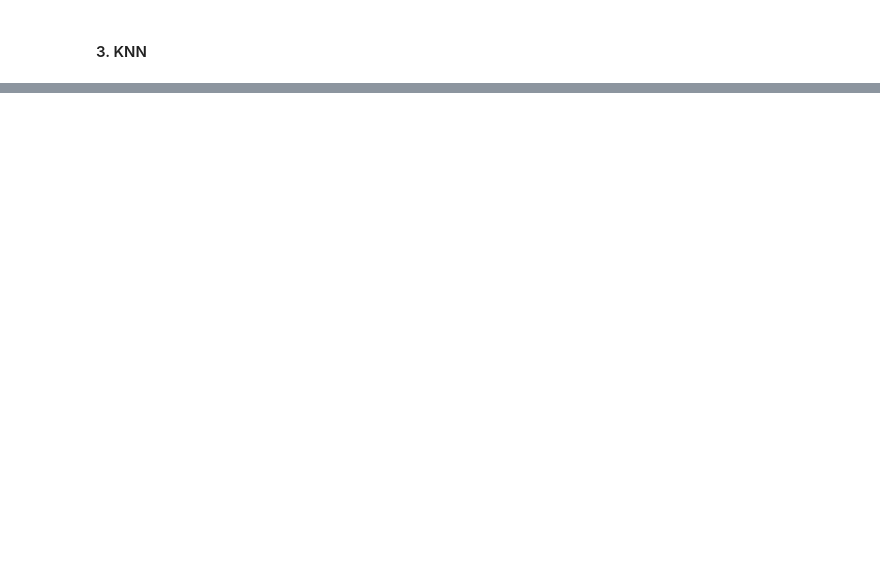
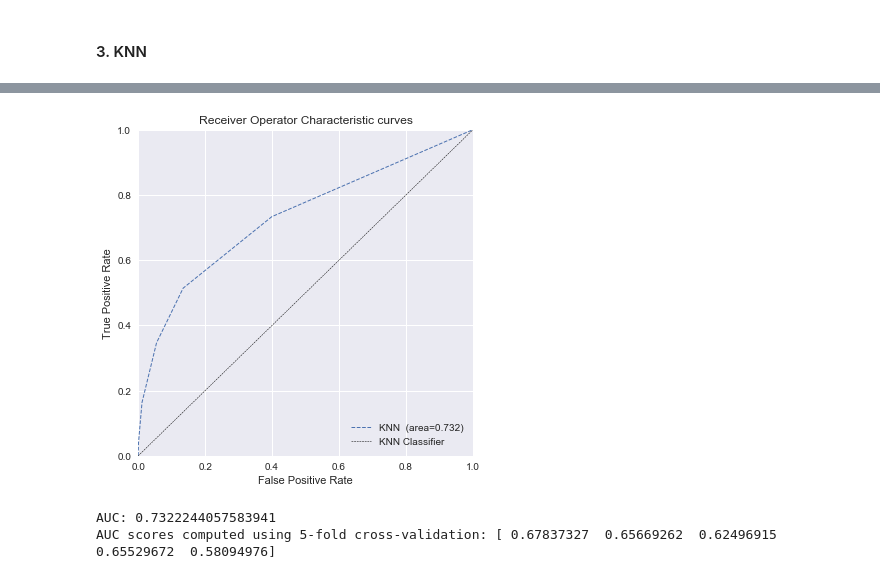
Before and after one commit to hedib/DataScienceProjects, a Jupyter notebook: Takehome_challenges/ultimate_solution.ipynb, the cells around one changed output, grey strips where cells are left out. Saved outputs shown, nothing was run; the diff lists cells and outputs as text; code cells hidden in the pictures; blank space fills up the shorter version.

Commit message:
Added KNN model

```diff
--- a/Takehome_challenges/ultimate_solution.ipynb
+++ b/Takehome_challenges/ultimate_solution.ipynb
@@ -771,0 +760,21 @@ plt.show()
+# %%
+X = sample[features]
+y = sample['active_user'].values
+
+Xtrain, Xtest, ytrain, ytest = train_test_split(X, y, test_size = 0.2, random_state=42)
+# %%
+# Import KNeighborsClassifier from sklearn.neighbors
+from sklearn.neighbors import KNeighborsClassifier
+
+# Create a k-NN classifier with 10 neighbors: knn
+knn = KNeighborsClassifier(n_neighbors=5)
+
+# Fit the classifier to the data
+knn.fit(X, y)
+
+# Predict the labels for the training data X: y_pred
+y_pred = knn.predict(Xtest)
+
+
+print(len(y_pred))
+print(classification_report(ytest, y_pred))
@@ -771,0 +789,42 @@ plt.show()
+# %%
+def roc_auc_plot(y_true, y_pred, label=' ', l='-', lw=1.0):
+    from sklearn.metrics import roc_curve, roc_auc_score
+    fpr, tpr, _ = roc_curve(y_true, y_pred[:,1])
+    ax.plot(fpr, tpr, linestyle=l, linewidth=lw,
+            label="%s (area=%.3f)"%(label,roc_auc_score(y_true, y_pred[:,1])))
+
+f, ax = plt.subplots(figsize=(6,6))
+
+roc_auc_plot(ytest,knn.predict_proba(Xtest),label='KNN ',l='--')
+
+
+ax.plot([0,1], [0,1], color='k', linewidth=0.5, linestyle='--',
+        label='KNN Classifier')
+ax.legend(loc="lower right")
+ax.set_xlabel('False Positive Rate')
+ax.set_ylabel('True Positive Rate')
+ax.set_xlim([0, 1])
+ax.set_ylim([0, 1])
+ax.set_title('Receiver Operator Characteristic curves')
+sns.despine()
+plt.show()
+# %% [output]
+[figure, added]
+# %%
+#Area under ROC:Large area under ROC curve the better our model is(AUC)
+#Compute AUC
+# If the AUC is greater than 0.5, the model is better than random guessing
+# Compute predicted probabilities: y_pred_prob
+y_pred_prob = knn.predict_proba(Xtest)[:,1]
+
+# Compute and print AUC score
+print("AUC: {}".format(roc_auc_score(ytest, y_pred_prob)))
+
+# Compute cross-validated AUC scores: cv_auc
+cv_auc = cross_val_score(knn, X, y, cv=5, scoring='roc_auc')
+
+# Print list of AUC scores
+print("AUC scores computed using 5-fold cross-validation: {}".format(cv_auc))
+# %% [output]
+AUC: 0.7322244057583941
+AUC scores computed using 5-fold cross-validation: [ 0.67837327  0.65669262  0.62496915  0.65529672  0.58094976]
```
Also changed, not shown: parts of 3 cells of this notebook.
